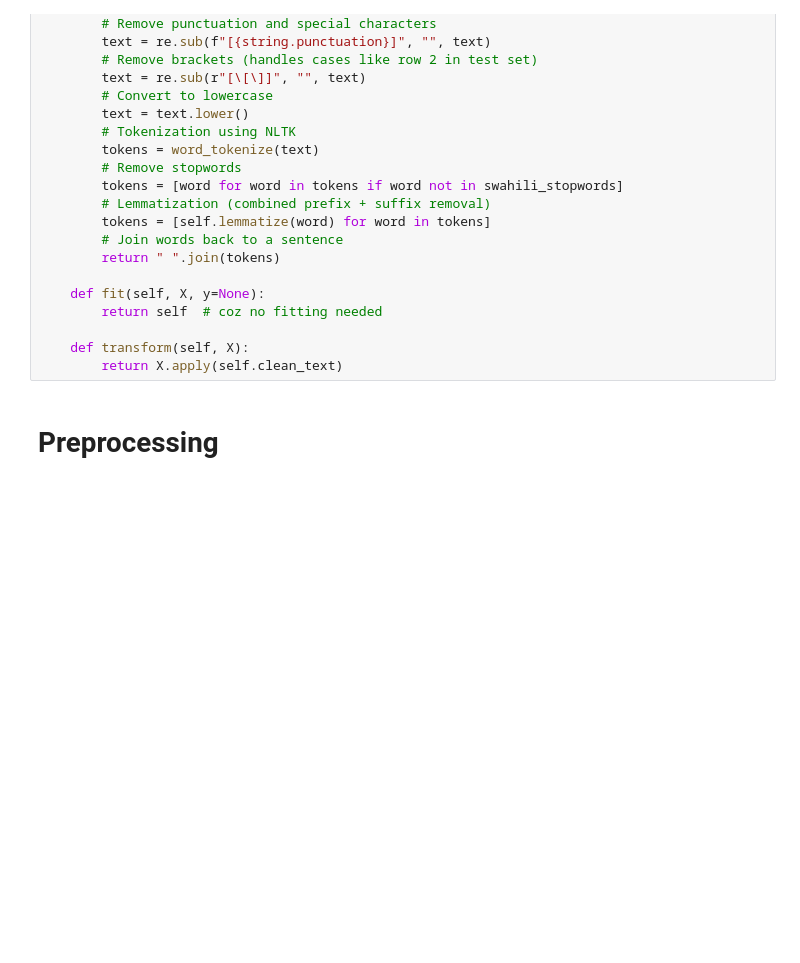
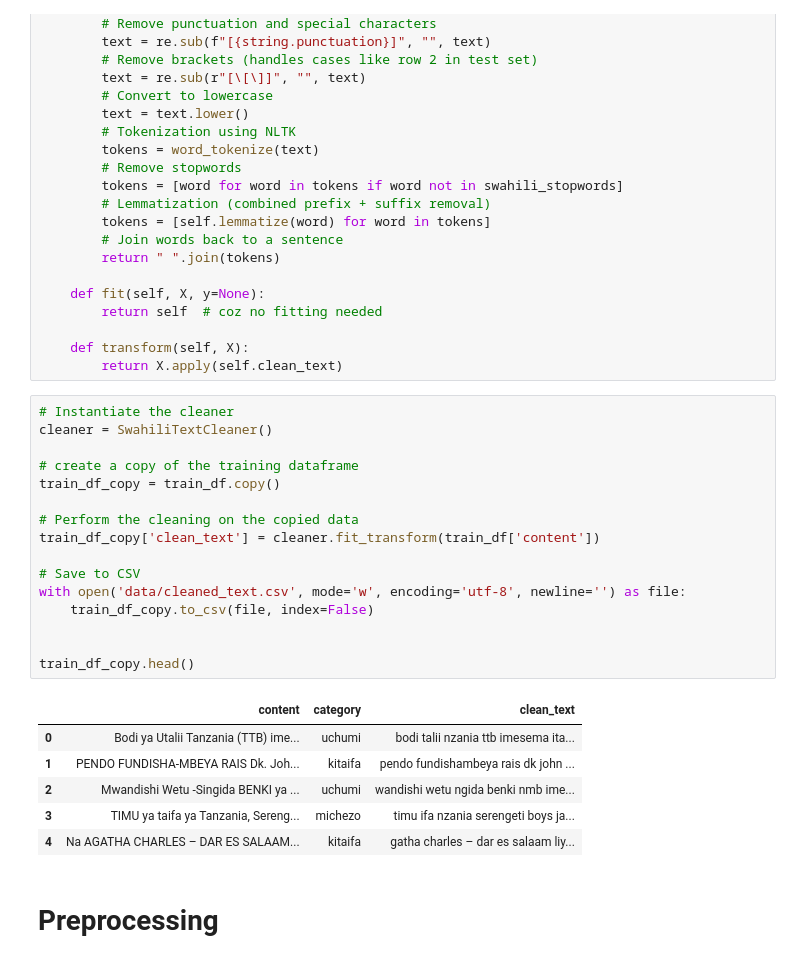
Before and after one commit to Mkayatw0/swahili-news-nlp, a Jupyter notebook: nlp.ipynb, the cells around one changed output. Drawn from its saved outputs; the diff is of its cells as text; blank space fills up the shorter version.

```diff
--- a/nlp.ipynb
+++ b/nlp.ipynb
@@ -317,6 +357,29 @@ class SwahiliTextCleaner(BaseEstimator, TransformerMixin):
 
     def transform(self, X):
         return X.apply(self.clean_text)
+# %%
+# Instantiate the cleaner
+cleaner = SwahiliTextCleaner()
+
+# create a copy of the training dataframe
+train_df_copy = train_df.copy()
+
+# Perform the cleaning on the copied data
+train_df_copy['clean_text'] = cleaner.fit_transform(train_df['content'])
+
+# Save to CSV
+with open('data/cleaned_text.csv', mode='w', encoding='utf-8', newline='') as file:
+    train_df_copy.to_csv(file, index=False)
+
+
+train_df_copy.head()
+# %% [output]
+|  | content | category | clean_text |
+| 0 | Bodi ya Utalii Tanzania (TTB) ime... | uchumi | bodi talii nzania ttb imesema ita... |
+| 1 | PENDO FUNDISHA-MBEYA RAIS Dk. Joh... | kitaifa | pendo fundishambeya rais dk john ... |
+| 2 | Mwandishi Wetu -Singida BENKI ya ... | uchumi | wandishi wetu ngida benki nmb ime... |
+| 3 | TIMU ya taifa ya Tanzania, Sereng... | michezo | timu ifa nzania serengeti boys ja... |
+| 4 | Na AGATHA CHARLES – DAR ES SALAAM... | kitaifa | gatha charles – dar es salaam liy... |
 # %% [markdown]
 # Preprocessing
 # %% [markdown]
```
Also changed, not shown: parts of 4 cells of this notebook, 1 other file.
